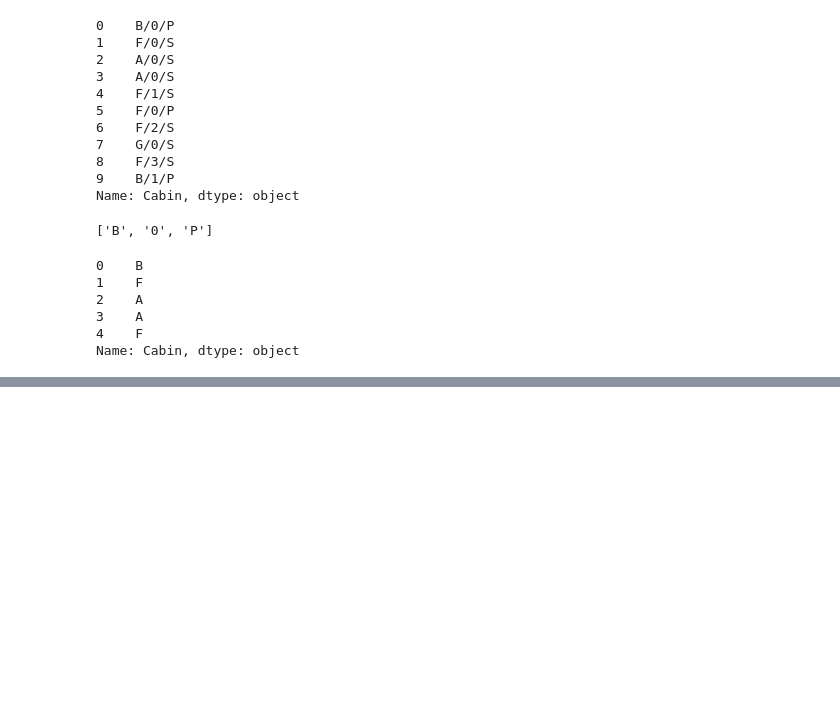
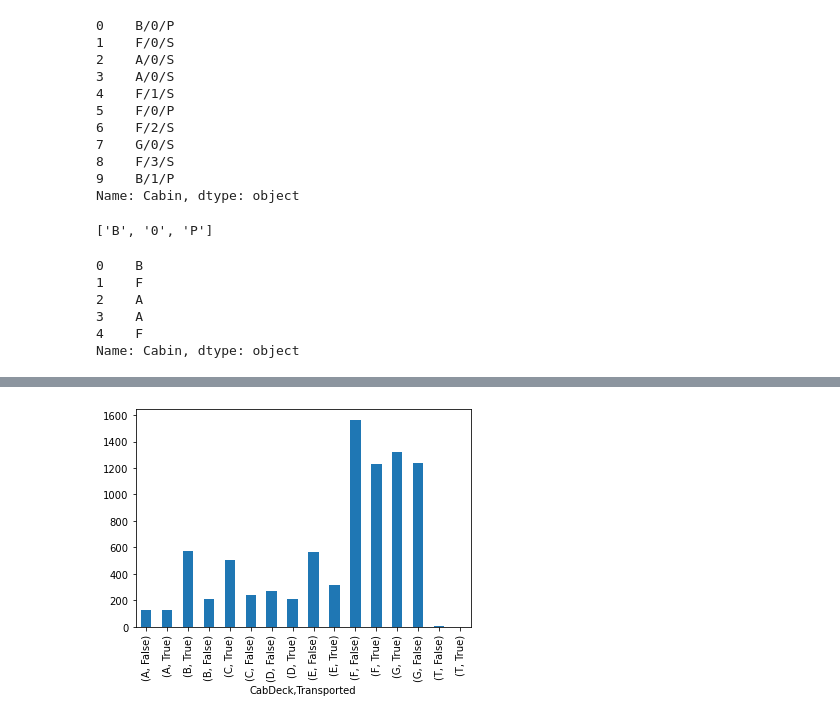
Before and after one commit to brianellis1997/Spaceship-Titanic, a Jupyter notebook: spaceship-titanic/Work.ipynb, the cells around one changed output, grey strips where cells are left out. Drawn from its saved outputs; the diff is of its cells as text; code cells hidden in the pictures; blank space fills up the shorter version.

```diff
--- a/spaceship-titanic/Work.ipynb
+++ b/spaceship-titanic/Work.ipynb
@@ -144,9 +144,9 @@ train['Cabin'].fillna('null').apply(lambda x: x.split('/')[0]).head()
 4    F
 Name: Cabin, dtype: object
 # %%
-train['CabDeck'] = train['Cabin'].fillna('null').apply(lambda x: x.split('/')[0])
-train['CabNum'] = train['Cabin'].fillna('null').apply(lambda x: x.split('/')[1])
-train['CabSide'] = train['Cabin'].fillna('null').apply(lambda x: x.split('/')[2])
+train['CabDeck'] = train['Cabin'].apply(lambda x: x.split('/')[0] if pd.notna(x) else x)
+train['CabNum'] = train['Cabin'].apply(lambda x: x.split('/')[1] if pd.notna(x) else x)
+train['CabSide'] = train['Cabin'].apply(lambda x: x.split('/')[2] if pd.notna(x) else x)
 
 train.head()
 # %% [output]
@@ -153,0 +179,5 @@ IndexError: list index out of range
+# %%
+train.groupby('CabDeck')['Transported'].value_counts().plot(kind='bar')
+plt.show()
+# %% [output]
+[figure, added]
```
Also changed, not shown: parts of 7 cells of this notebook.
